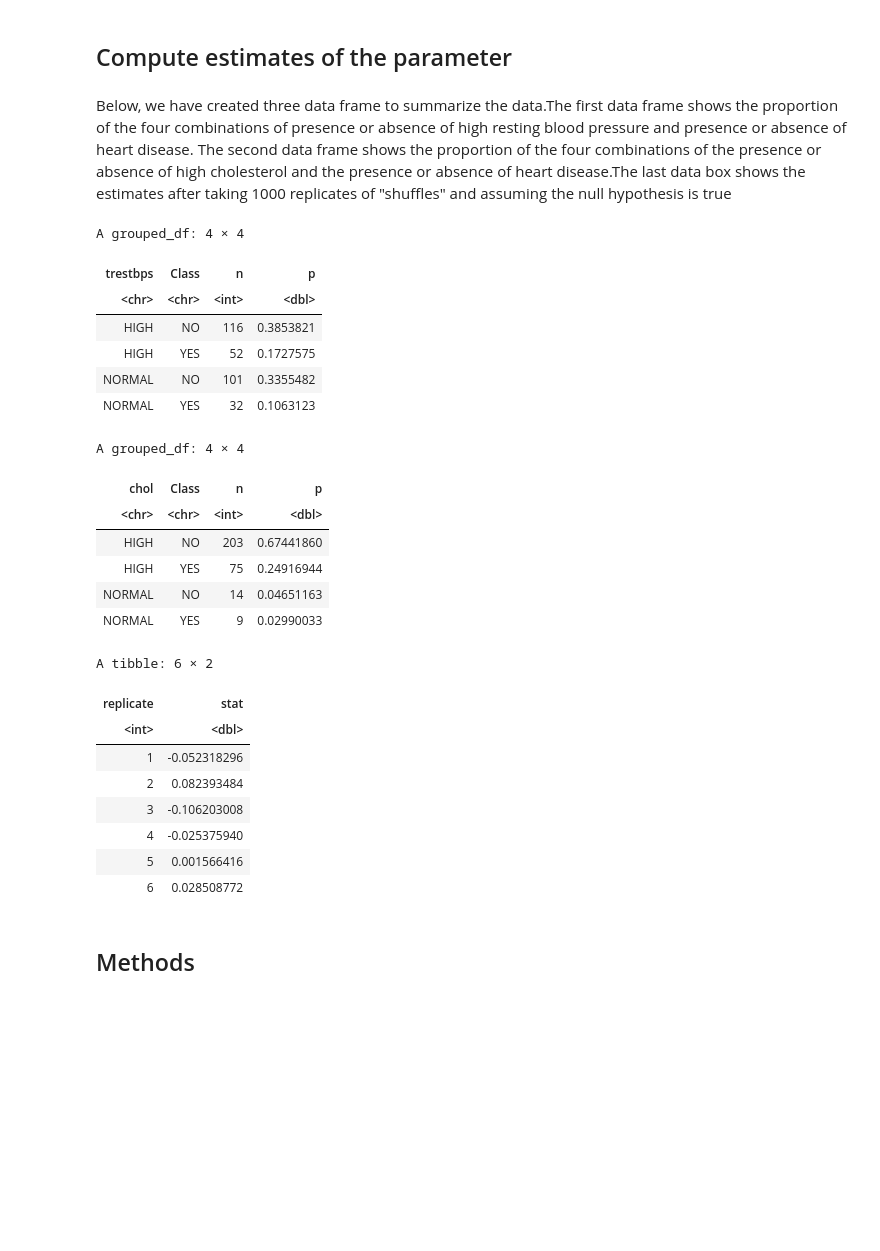
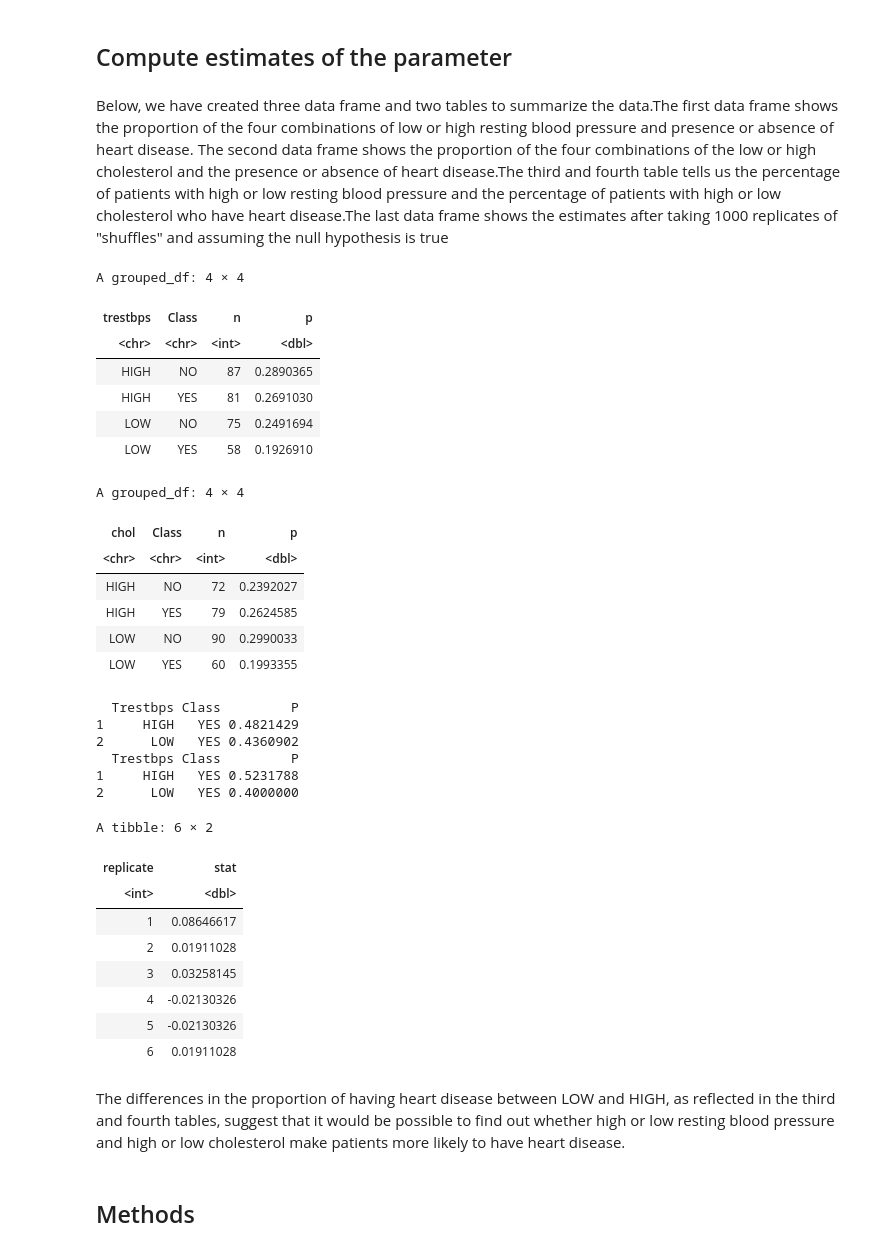
Before and after one commit to Ricky8394/STAT-201-Project, a Jupyter notebook: proposal.ipynb, the cells around one changed output. Cells and saved outputs as stored; diff of their text form; code cells hidden in the pictures; blank space fills up the shorter version.

```diff
--- a/proposal.ipynb
+++ b/proposal.ipynb
@@ -150,61 +192,81 @@ ggplot(heart_data,
 # %% [markdown]
 ## Compute estimates of the parameter
 # %% [markdown]
-Below, we have created three data frame to summarize the data.The first data frame shows the proportion of the four combinations of presence or absence of high resting blood pressure and presence or absence of heart disease. The second data frame shows the proportion of the four combinations of the presence or absence of high cholesterol and the presence or absence of heart disease.The last data box shows the estimates after taking 1000 replicates of "shuffles" and assuming the null hypothesis is true
+Below, we have created three data frame and two tables to summarize the data.The first data frame shows the proportion of the four combinations of low or high resting blood pressure and presence or absence of heart disease. The second data frame shows the proportion of the four combinations of the low or high cholesterol and the presence or absence of heart disease.The third and fourth table tells us the percentage of patients with high or low resting blood pressure and the percentage of patients with high or low cholesterol who have heart disease.The last data frame shows the estimates after taking 1000 replicates of "shuffles" and assuming the null hypothesis is true
 # %%
-#creates a table that displays the count and percentage of each class in the training data
+#Generate the percentage of two variables under a four-column combination
 heart_data_n <- heart_data %>%
                       tally()%>%
 pull()
 
-heart_data_prop_trestbps <-
+heart_data_prop_trestbps_0 <-
     heart_data %>%
     group_by(trestbps, Class)%>%
     count() %>%
     mutate(p = n/heart_data_n)
 
-heart_data_prop_trestbps
-
-heart_data_prop_chol <-
+heart_data_prop_chol_0 <-
     heart_data %>%
     group_by(chol, Class)%>%
     count() %>%
     mutate(p = n/heart_data_n)
 
-heart_data_prop_chol
+heart_data_prop_trestbps_0
+heart_data_prop_chol_0
+
+#Generate the proportion of patients with heart disease with or without high resting blood pressure
+Trestbps <- c("HIGH","LOW")
+Class <- c("YES","YES")
+P <- c(81/(87+81),58/(75+58))
+heart_data_prop_trestbps_1 <- data.frame(Trestbps,Class,P)
+print(heart_data_prop_trestbps_1)
+#Generate the proportion of patients with heart disease with or without high cholesterol
+Chol <- c("HIGH","LOW")
+P <- c(79/(79+72),60/(60+90))
+heart_data_prop_chol_1 <- data.frame(Trestbps,Class,P)
+print(heart_data_prop_chol_1)
 
 
+#Generate estimates
 null_distribution <- heart_data %>%
   specify(formula = Class ~ trestbps, success = "YES") %>%
   hypothesize(null = "independence") %>%
   generate(reps = 1000, type = "permute") %>%
-  calculate(stat = "diff in props", order = c("HIGH", "NORMAL"))
+  calculate(stat = "diff in props", order = c("HIGH", "LOW"))
 
 head(null_distribution)
 # %% [output]
 A grouped_df: 4 × 4
 | trestbps | Class | n | p |
 | <chr> | <chr> | <int> | <dbl> |
-| HIGH | NO | 116 | 0.3853821 |
-| HIGH | YES | 52 | 0.1727575 |
-| NORMAL | NO | 101 | 0.3355482 |
-| NORMAL | YES | 32 | 0.1063123 |
+| HIGH | NO | 87 | 0.2890365 |
+| HIGH | YES | 81 | 0.2691030 |
+| LOW | NO | 75 | 0.2491694 |
+| LOW | YES | 58 | 0.1926910 |
 A grouped_df: 4 × 4
 | chol | Class | n | p |
 | <chr> | <chr> | <int> | <dbl> |
-| HIGH | NO | 203 | 0.67441860 |
-| HIGH | YES | 75 | 0.24916944 |
-| NORMAL | NO | 14 | 0.04651163 |
-| NORMAL | YES | 9 | 0.02990033 |
+| HIGH | NO | 72 | 0.2392027 |
+| HIGH | YES | 79 | 0.2624585 |
+| LOW | NO | 90 | 0.2990033 |
+| LOW | YES | 60 | 0.1993355 |
-A tibble: 6 × 2
+  Trestbps Class         P
+1     HIGH   YES 0.4821429
+2      LOW   YES 0.4360902
+  Trestbps Class         P
+1     HIGH   YES 0.5231788
+2      LOW   YES 0.4000000
+A tibble: 6 × 2
 | replicate | stat |
 | <int> | <dbl> |
-| 1 | -0.052318296 |
-| 2 | 0.082393484 |
-| 3 | -0.106203008 |
-| 4 | -0.025375940 |
-| 5 | 0.001566416 |
-| 6 | 0.028508772 |
+| 1 | 0.08646617 |
+| 2 | 0.01911028 |
+| 3 | 0.03258145 |
+| 4 | -0.02130326 |
+| 5 | -0.02130326 |
+| 6 | 0.01911028 |
+# %% [markdown]
+The differences in the proportion of having heart disease between LOW and HIGH, as reflected in the third and fourth tables, suggest that it would be possible to find out whether high or low resting blood pressure and high or low cholesterol make patients more likely to have heart disease.
 # %% [markdown]
 ## Methods
 # %%
```
Also changed, not shown: parts of 3 cells of this notebook.
